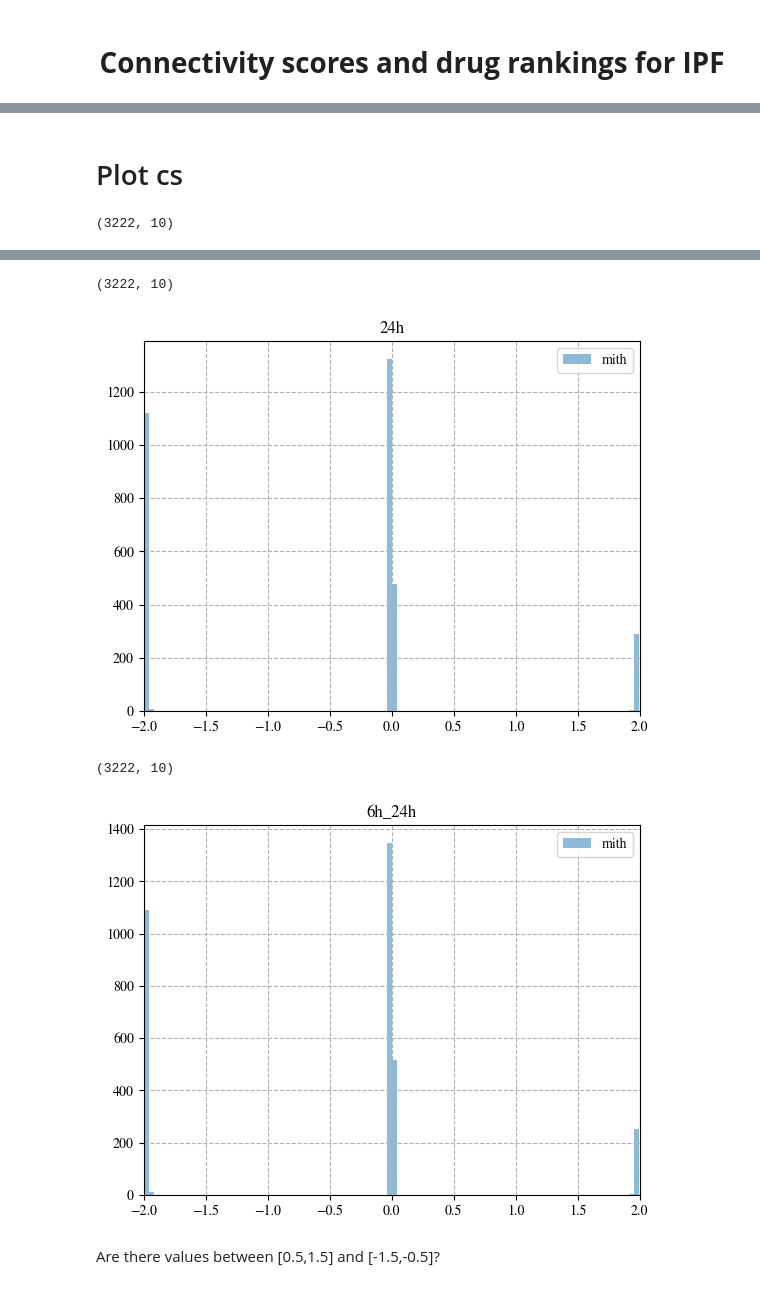
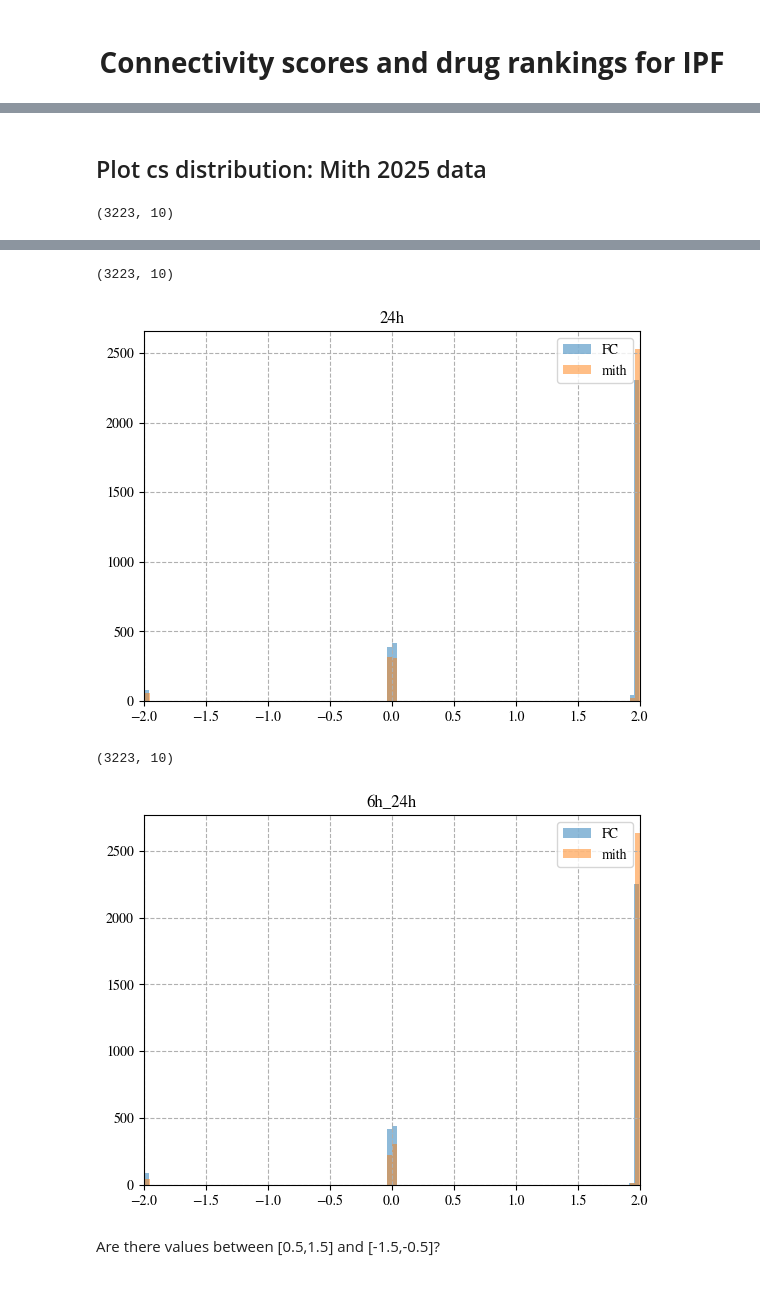
Before and after one commit to knowmics-lab/netcos, a Jupyter notebook: data_exploration/data_exploration_ipf.ipynb, the cells around one changed output, grey strips where cells are left out. Saved outputs shown, nothing was run; the diff lists cells and outputs as text; code cells hidden in the pictures.

```diff
--- a/data exploration/data_exploration_ALS.ipynb
+++ b/data_exploration/data_exploration_ipf.ipynb
@@ -383,5 +362,7 @@ Spearman cc: SignificanceResult(statistic=np.float64(-0.0070539538317160875), pv
 # %%
-DEG_cs_data=pd.read_csv(CS_OUT+'DEG_connectivity_score.tsv', sep='\t')
+CS_OUT=CS_DIR+'output'+os.sep+DISEASE+os.sep
+deg_cs_filename='12_06_2025_10_28_DEG_connectivity_score.tsv'
+DEG_cs_data=pd.read_csv(CS_OUT+deg_cs_filename, sep='\t')
 DEG_cs_data.sort_values(by='connectivity_score')
 # %% [output]
 |  | disease | drug | perturbation_time | connectivity_score | cs_p_value | pearson | pearson_p_value | ... |
@@ -448,0 +534,6 @@ mith_cs_data_meta[mith_cs_data_meta['connectivity_score']<-1.95][mith_cs_data_me
+# %%
+CS_OUT=CS_DIR+'output'+os.sep+DISEASE+'_2025'+os.sep
+mith_2025_cs_filename='10_06_2025_19_34_mith_connectivity_score.tsv'
+mith_2025_cs_data=pd.read_csv(CS_OUT+mith_2025_cs_filename, sep='\t')
+mith_2025_cs_data_24=mith_2025_cs_data[mith_2025_cs_data.perturbation_time=='24h']
+mith_2025_cs_data_meta=mith_2025_cs_data[mith_2025_cs_data.perturbation_time=='6h_24h']
@@ -449,10 +653,11 @@ mith_cs_data_meta[mith_cs_data_meta['connectivity_score']<-1.95][mith_cs_data_me
 # %% [markdown]
-# Plot cs
+## Plot cs distribution: Mith 2025 data
 # %%
 pert_times=['6h','24h','6h_24h']
 for pert_time in pert_times:
-    print( mith_cs_data[mith_cs_data.perturbation_time==pert_time].shape)
-    plt.hist(mith_cs_data[mith_cs_data.perturbation_time==pert_time]['connectivity_score'], label='mith', alpha=0.5, bins=100)
+    print( mith_2025_cs_data[mith_2025_cs_data.perturbation_time==pert_time].shape)
+    plt.hist(DEG_cs_data[DEG_cs_data.perturbation_time==pert_time]['connectivity_score'], label='FC', alpha=0.5, bins=100)
+    plt.hist(mith_2025_cs_data[mith_2025_cs_data.perturbation_time==pert_time]['connectivity_score'], label='mith', alpha=0.5, bins=100)
 
     plt.grid(linestyle='--')
     plt.xlim(-2,2)
@@ -460,4 +665,4 @@ for pert_time in pert_times:
     plt.legend()
     plt.show()
 # %% [output]
-(3222, 10)
+(3223, 10)
@@ -465,7 +670,7 @@ for pert_time in pert_times:
-(3222, 10)
+(3223, 10)
-[figure, old version]
+[figure, new version]
-(3222, 10)
+(3223, 10)
-[figure, old version]
+[figure, new version]
 # %% [markdown]
 Are there values between [0.5,1.5] and [-1.5,-0.5]?
 # %%
```
Also changed, not shown: parts of 74 cells of this notebook, 8 other files.
